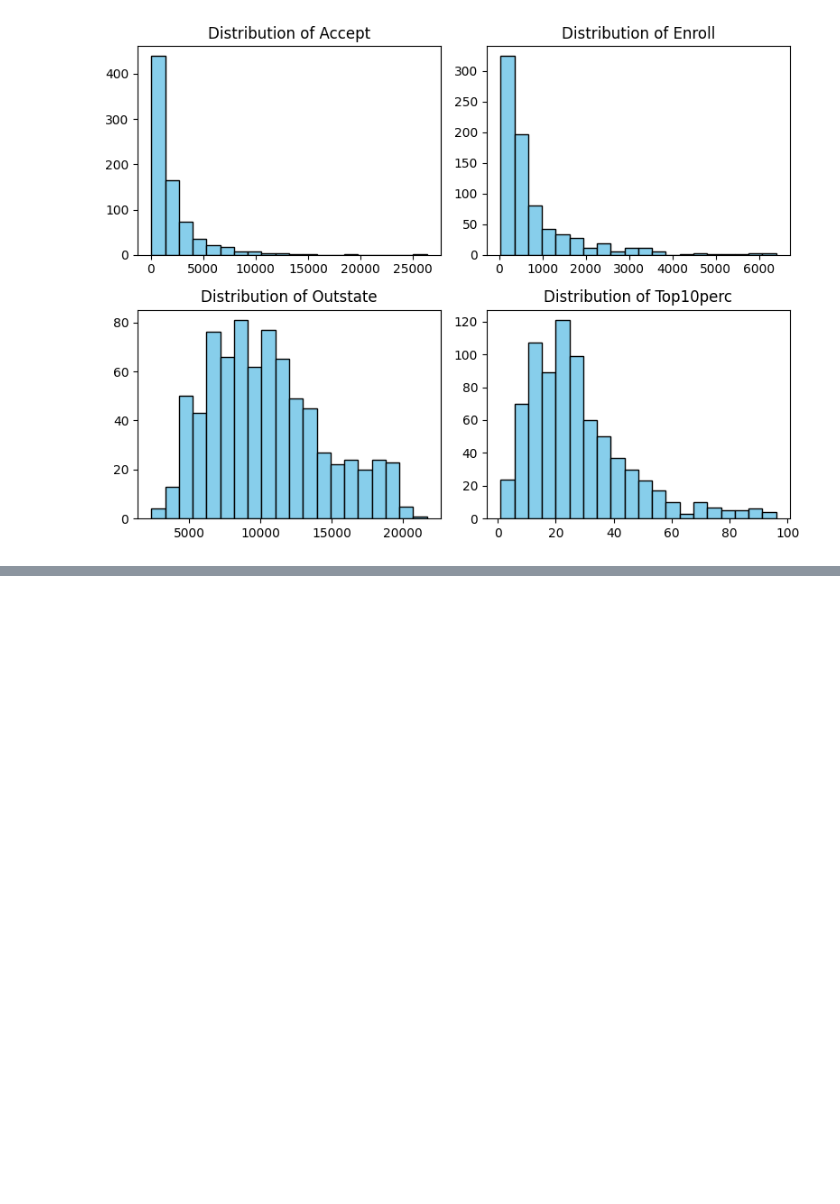
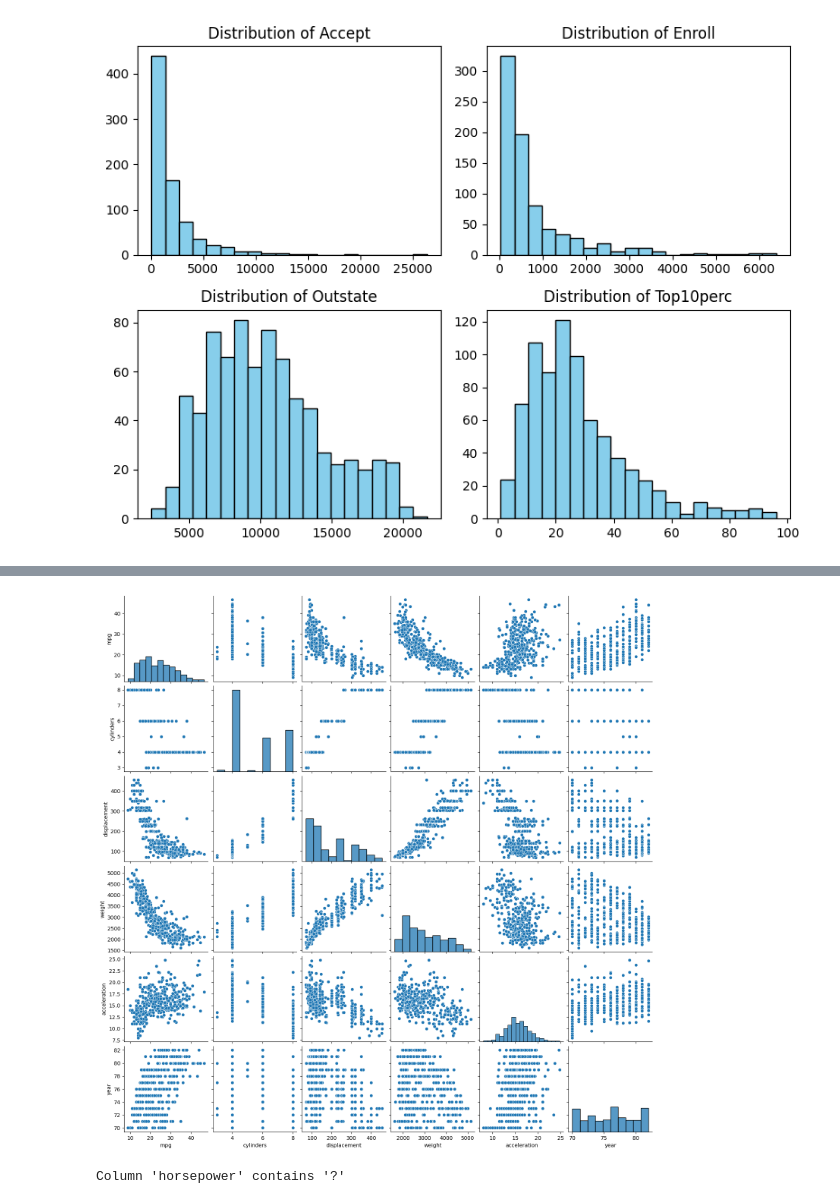
Before and after one commit to Watronix/test, a Jupyter notebook: coding.ipynb, the cells around one changed output, grey strips where cells are left out. Saved outputs shown, nothing was run; the diff lists cells and outputs as text; code cells hidden in the pictures; blank space fills up the shorter version.

```diff
--- a/coding.ipynb
+++ b/coding.ipynb
@@ -238,0 +266,12 @@ plt.show()
+# %%
+numeric_cols = ['mpg', 'cylinders', 'displacement', 'horsepower', 'weight', 'acceleration', 'year']
+sns.pairplot(df_auto[numeric_cols])
+plt.show()
+# %% [output]
+[figure, added]
+# %%
+for col in df_auto.columns:
+    if df_auto[col].astype(str).str.contains(r'^\s*\?\s*$', regex=True).any():
+        print(f"Column '{col}' contains '?'")
+# %% [output]
+Column 'horsepower' contains '?'
```
Also changed, not shown: parts of 7 cells of this notebook.
